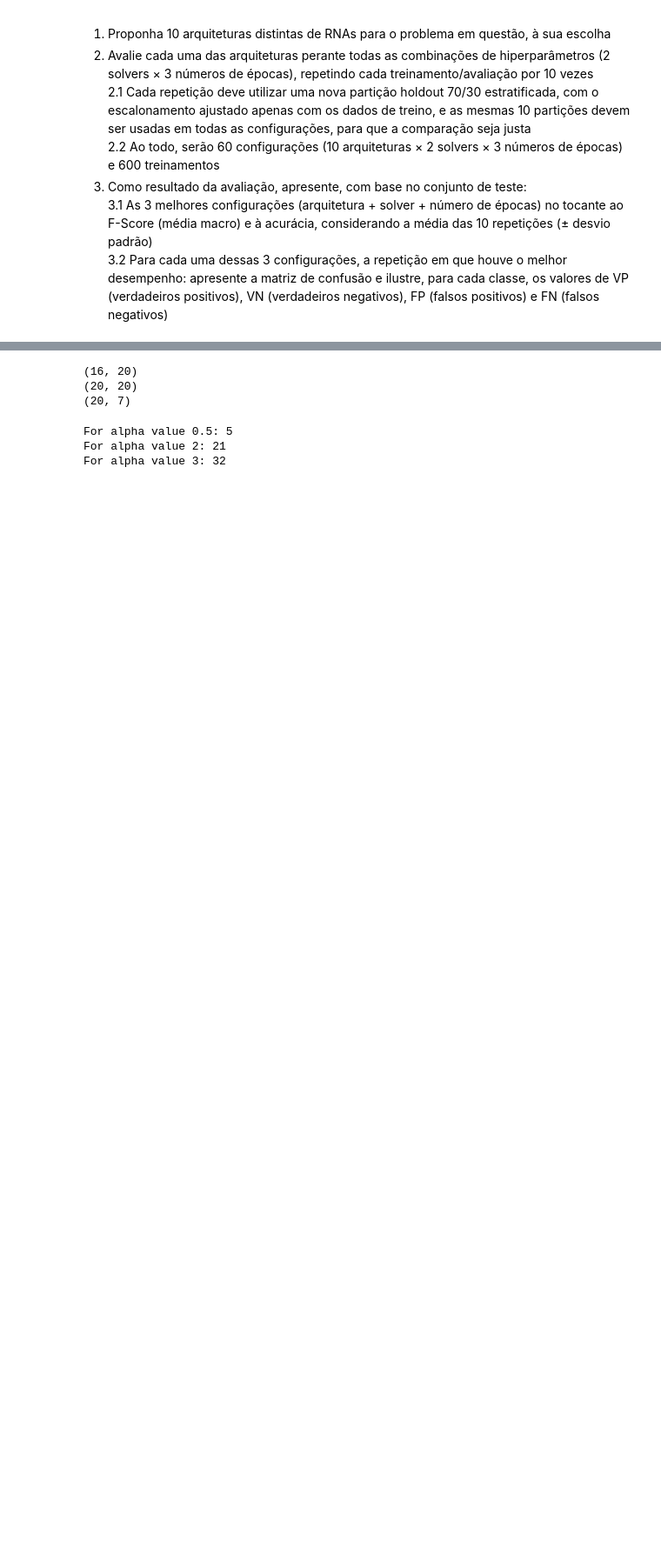
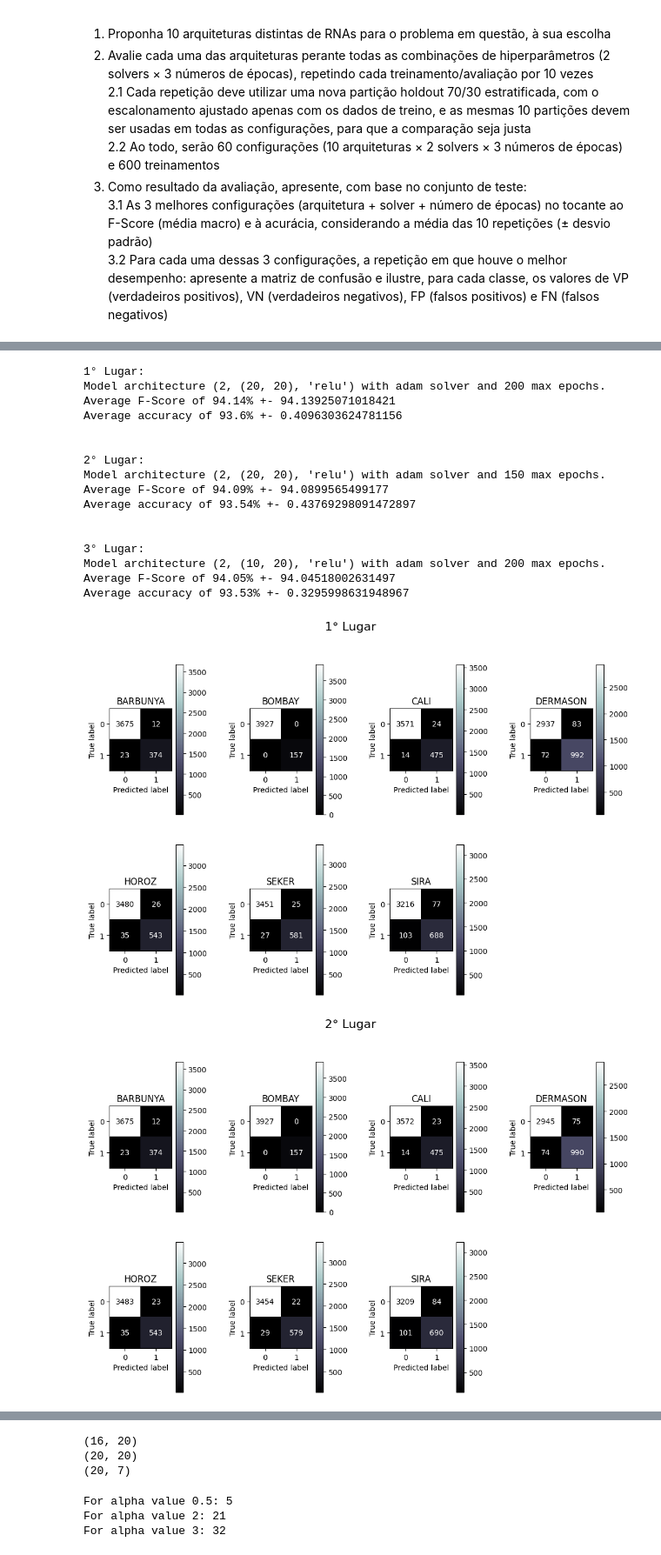
Before and after one commit to ViniciusCastroCoutinho/RNA_PP2.2, a Jupyter notebook: PP2_2_2_Proposição_e_Avaliação_de_RNAs.ipynb, the cells around one changed output, grey strips where cells are left out. Shown at 87% size. Saved outputs shown, nothing was run; the diff lists cells and outputs as text; code cells hidden in the pictures; blank space fills up the shorter version.

Commit message:
Parte 2
Eu errei só o desvio padrão do F-Score. Vou deixar rodando pela noite pra ajeitar, mas de resto está tudo certo, apesar de haver possibilidade de reutilizar bastante código

```diff
--- a/PP2_2_2_Proposição_e_Avaliação_de_RNAs.ipynb
+++ b/PP2_2_2_Proposição_e_Avaliação_de_RNAs.ipynb
@@ -411,15 +412,18 @@ for architecture in architectures:
               accuracy_mean=np.mean(accuracys),
               accuracy_std=np.std(accuracys),
               fscore_mean=np.mean(f_scores),
-              fscore_std=np.mean(f_scores),
+              fscore_std=np.std(f_scores),
               best_fscore=best_fscore,
               best_repetition_config=best_config
           )
       )
 # %%
+# 2.
+results.sort(key=lambda model: model["fscore_mean"], reverse=True)
+
 for model in results:
   print(
     f"Model architecture {model["architecture"]} with {model["solver"]} solver "
-    f"and {model["max_epoch"]} max epoochs: average F-Score of {round(model["fscore_mean"] * 100, 2)}%"
+    f"and {model["max_epoch"]} max epochs: average F-Score of {round(model["fscore_mean"] * 100, 2)}%"
   )
 # %% [output]
@@ -444,0 +447,64 @@ Model architecture (2, (20, 20), 'logistic') with sgd solver and 200 max epoochs
+# %%
+# 3.
+best_models = results[:3]
+for l, best_model in enumerate(best_models):
+  print(
+    f"{l + 1}° Lugar:\n"
+    f"Model architecture {best_model["architecture"]} with {best_model["solver"]} solver and {best_model["max_epoch"]} max epochs.\n"
+    f"Average F-Score of {round(best_model["fscore_mean"] * 100, 2)}% +- {best_model["fscore_std"] * 100}\n"
+    f"Average accuracy of {round(best_model["accuracy_mean"] * 100, 2)}% +- {best_model["accuracy_std"] * 100}\n"
+  )
+  n_labels = 7
+  n_rows = 2
+  n_cols = 4
+
+  fig, axes = plt.subplots(
+      nrows=n_rows,
+      ncols=n_cols,
+      figsize=(12, 8),
+  )
+  plt.subplots_adjust(wspace=0.8)
+
+  font = dict(fontsize=10, fontweight="bold")
+  fig.suptitle(f"{l + 1}° Lugar", fontsize=16)
+
+  # usar ConfusionMatrixDisplay.from_predictions mostra automaticamente as matrizes
+  # fora da figura que queremos plotar, portanto faremos as matrizes e depois o display
+
+  # Fazendo as matrizes de confusão
+  matrixes = []
+  for i in range(n_labels):
+    matrixes.append(
+        confusion_matrix(
+            y_true=best_model["best_repetition_config"]["y_true"][:, i],
+            y_pred=best_model["best_repetition_config"]["y_pred"][:, i],
+        )
+    )
+  # Plotando as matrizes de confusão
+  for i in range(n_rows):
+    for j in range(n_cols):
+      if n_cols * i + j == n_labels:
+        break
+      ConfusionMatrixDisplay(matrixes.pop(0)).plot(ax=axes[i][j], cmap="bone")
+      axes[i][j].set_title(lb.classes_[n_cols * i + j])
+
+  fig.delaxes(axes[n_rows-1][n_cols-1])
+# %% [output]
+1° Lugar:
+Model architecture (2, (20, 20), 'relu') with adam solver and 200 max epochs.
+Average F-Score of 94.14% +- 94.13925071018421
+Average accuracy of 93.6% +- 0.4096303624781156
+
+
+2° Lugar:
+Model architecture (2, (20, 20), 'relu') with adam solver and 150 max epochs.
+Average F-Score of 94.09% +- 94.0899565499177
+Average accuracy of 93.54% +- 0.43769298091472897
+
+
+3° Lugar:
+Model architecture (2, (10, 20), 'relu') with adam solver and 200 max epochs.
+Average F-Score of 94.05% +- 94.04518002631497
+Average accuracy of 93.53% +- 0.3295998631948967
+[figure, added]
+[figure, added]
```
Also changed, not shown: parts of 9 cells of this notebook.
